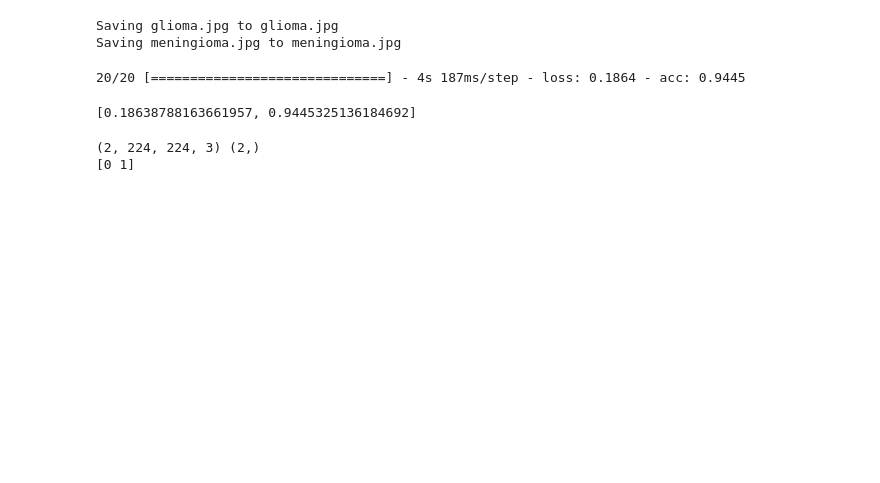
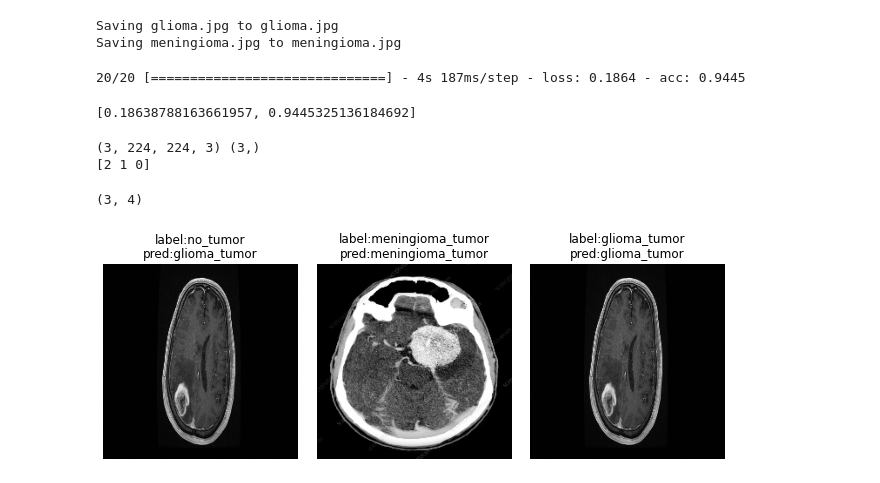
Before and after one commit to Tom-Jung/ML_Colab, a Jupyter notebook: TF_2_x_LEC_31_Brain_Tumor_Example.ipynb, the cells around one changed output. Drawn from its saved outputs; the diff is of its cells as text; code cells hidden in the pictures; blank space fills up the shorter version.

```diff
--- a/TF_2_x_LEC_31_Brain_Tumor_Example.ipynb
+++ b/TF_2_x_LEC_31_Brain_Tumor_Example.ipynb
@@ -431,7 +431,7 @@ test_image_files_list = glob.glob('content'+ '/tumor_image/test_image_files/*.jp
 
 random.shuffle(test_image_files_list)
 
-test_num = 2
+test_num = 3
 test_image_files = test_image_files_list[:test_num]  # 태스트 파일이름은 정답.숫자.jpg
 
 label_list = []
@@ -457,5 +457,33 @@ label_array = np.array(label_list)
 print(src_img_array.shape, label_array.shape)
 print(label_array)
 # %% [output]
-(2, 224, 224, 3) (2,)
-[0 1]
+(3, 224, 224, 3) (3,)
+[2 1 0]
+# %%
+pred = model.predict(src_img_array)
+print(pred.shape)
+# %% [output]
+(3, 4)
+# %%
+import matplotlib.pyplot as plt
+
+class_names = ['glioma_tumor', 'meningioma_tumor', 'no_tumor', 'pituitary_tumor']
+
+plt.figure(figsize=(12,12))
+
+for pos in range(len(pred)):
+
+    plt.subplot(4,4,pos+1)
+    plt.axis('off')
+
+    label_str = class_names[label_array[pos]]
+    pred_str = class_names[np.argmax(pred[pos])]
+
+    plt.title('label:' + label_str + '\npred:' + pred_str)
+
+    plt.imshow(src_img_array[pos])
+
+plt.tight_layout()
+plt.show()
+# %% [output]
+[figure, added]
```
